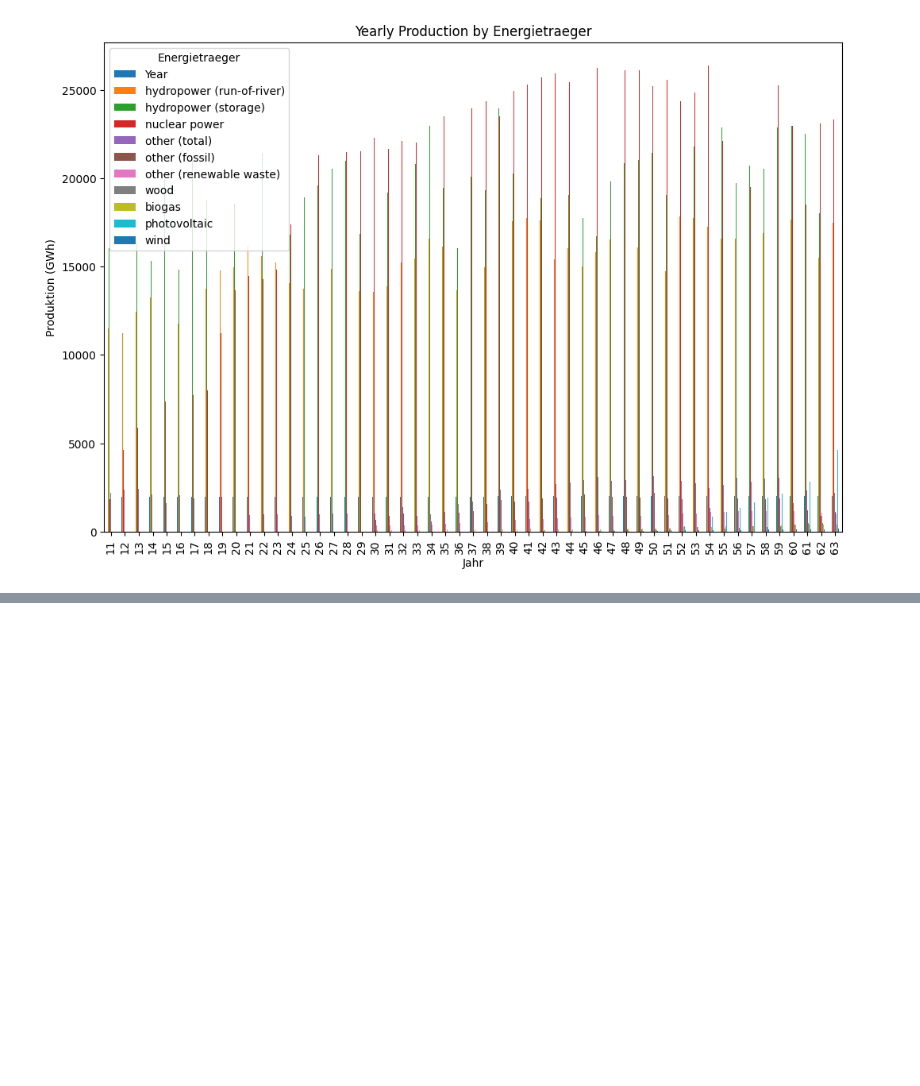
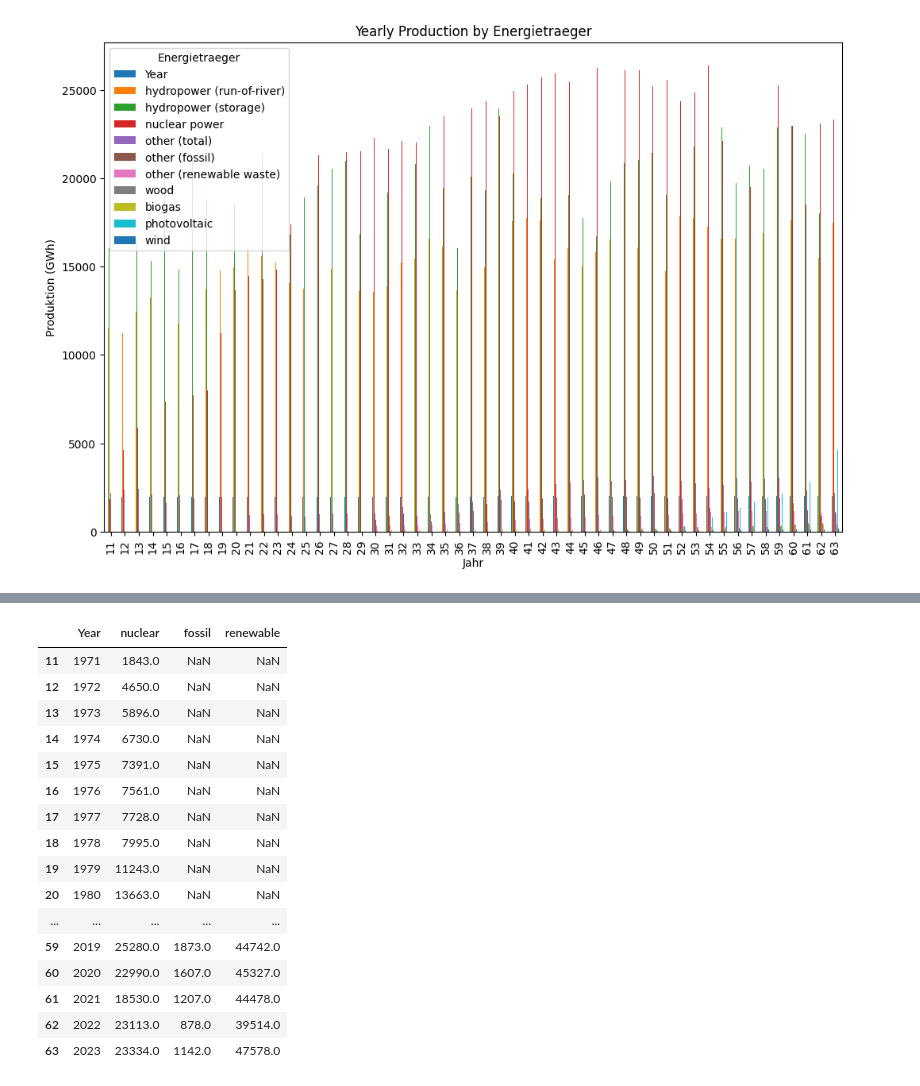
Before and after one commit to dario-baumberger/hslu-dviz-swiss-energy, a Jupyter notebook: python/ogd32_elektrizitaetbilanz_jahreswerte.ipynb, the cells around one changed output, grey strips where cells are left out. Saved outputs shown, nothing was run; the diff lists cells and outputs as text; code cells hidden in the pictures; blank space fills up the shorter version.

```diff
--- a/python/ogd32_elektrizitaetbilanz_jahreswerte.ipynb
+++ b/python/ogd32_elektrizitaetbilanz_jahreswerte.ipynb
@@ -130,0 +190,49 @@ with open('../public/data/erzeugung.json', 'w') as json_file:
+# %%
+# Grouping columns
+df_data_erzeugung_grouped['renewable'] = (
+    df_data_erzeugung_grouped['renewable'] +
+    df_data_erzeugung_grouped['hydropower']
+
+)
+
+# Selecting only the grouped columns and the Year column
+df_data_erzeugung_grouped = df_data_erzeugung_grouped[['Year', 'nuclear', 'fossil', 'renewable']]
+
+display(df_data_erzeugung_grouped)
+
+highcharts_series = []
+
+# Add the years as the first series
+highcharts_series.append({
+    'name': 'Year',
+    'data': df_data_erzeugung_grouped['Year'].tolist()
+})
+
+# Add the grouped columns
+for column in ['nuclear', 'fossil', 'renewable']:
+    series_data = {
+        'name': column,
+        'data': df_data_erzeugung_grouped[column].fillna(0).tolist()  # Replace NaN with 0 for Highcharts
+    }
+    highcharts_series.append(series_data)
+
+with open('../public/data/erzeugung-grouped-2.json', 'w') as json_file:
+    json.dump(highcharts_series, json_file, indent=2)
+# %% [output]
+|  | Year | nuclear | fossil | renewable |
+| 11 | 1971 | 1843.0 | NaN | NaN |
+| 12 | 1972 | 4650.0 | NaN | NaN |
+| 13 | 1973 | 5896.0 | NaN | NaN |
+| 14 | 1974 | 6730.0 | NaN | NaN |
+| 15 | 1975 | 7391.0 | NaN | NaN |
+| 16 | 1976 | 7561.0 | NaN | NaN |
+| 17 | 1977 | 7728.0 | NaN | NaN |
+| 18 | 1978 | 7995.0 | NaN | NaN |
+| 19 | 1979 | 11243.0 | NaN | NaN |
+| 20 | 1980 | 13663.0 | NaN | NaN |
+| ... | ... | ... | ... | ... |
+| 59 | 2019 | 25280.0 | 1873.0 | 44742.0 |
+| 60 | 2020 | 22990.0 | 1607.0 | 45327.0 |
+| 61 | 2021 | 18530.0 | 1207.0 | 44478.0 |
+| 62 | 2022 | 23113.0 | 878.0 | 39514.0 |
+| 63 | 2023 | 23334.0 | 1142.0 | 47578.0 |
```
Also changed, not shown: parts of 1 cell of this notebook, 6 other files.
